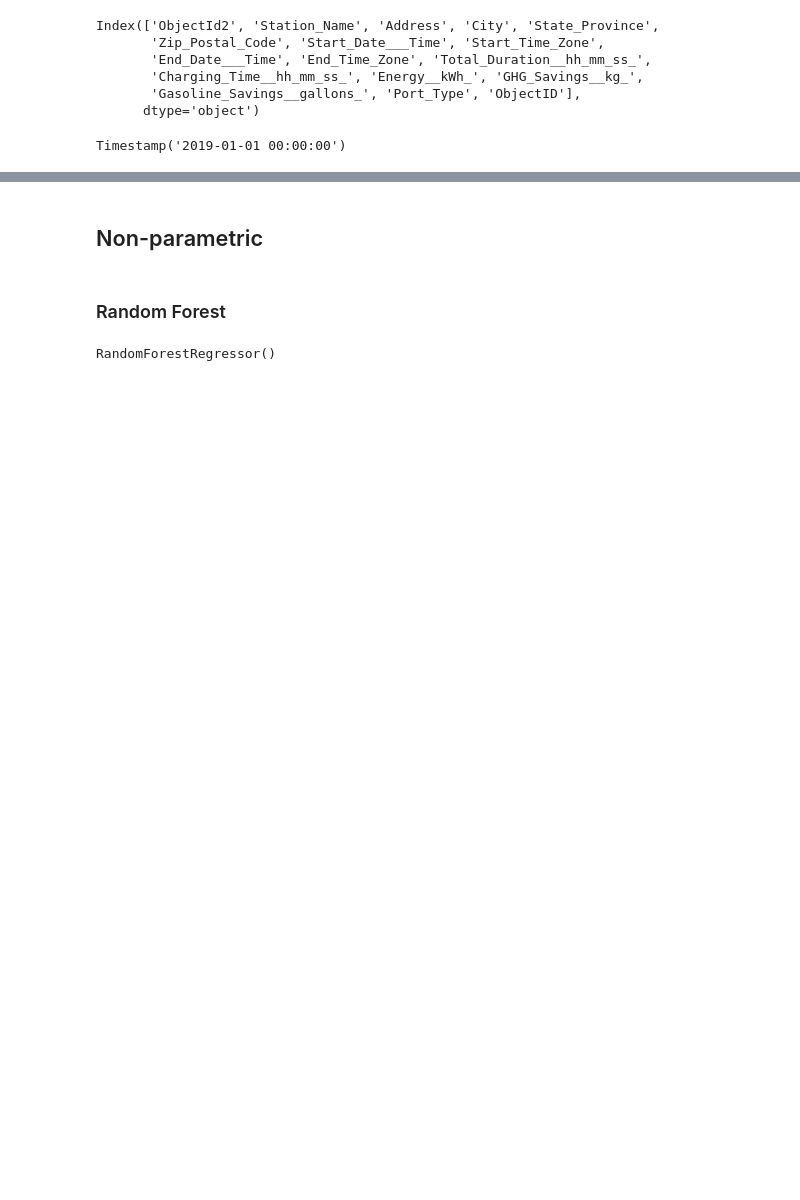
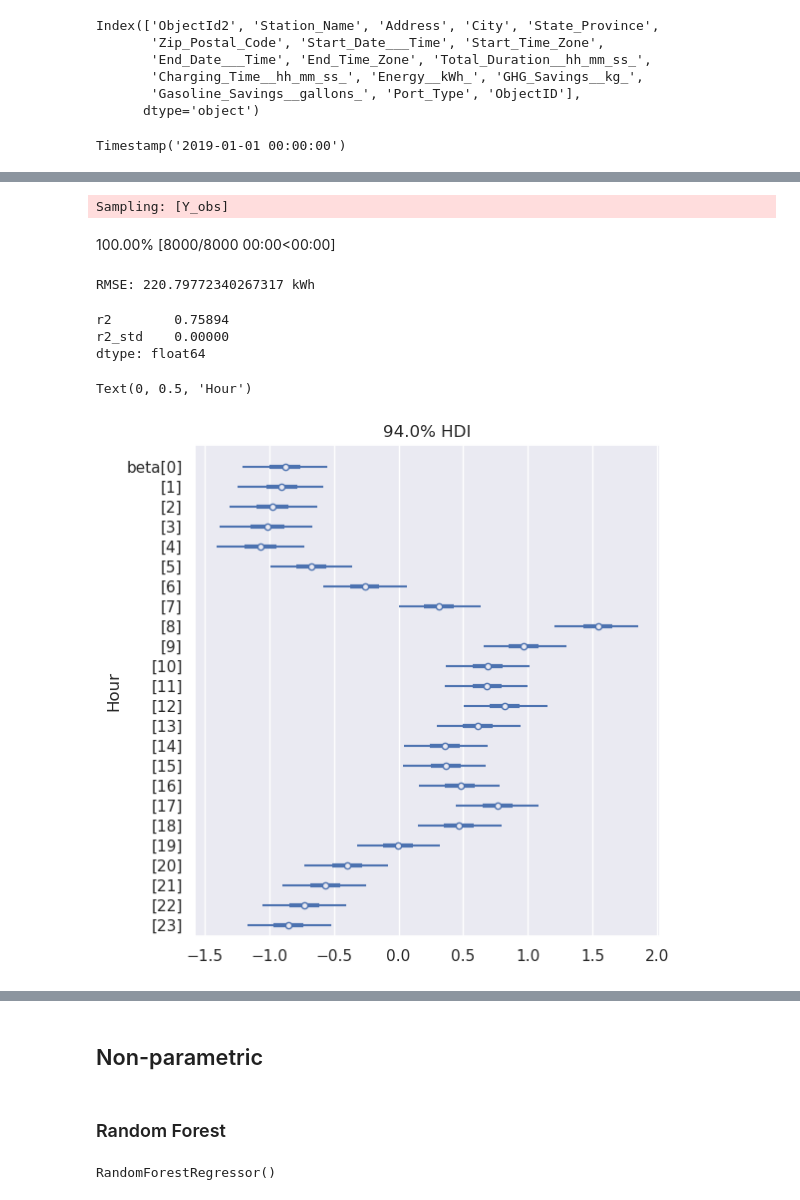
Before and after one commit to camirmas/ev_analysis, a Jupyter notebook: ev_analysis/load_prediction.ipynb, the cells around one changed output, grey strips where cells are left out. Cells and saved outputs as stored; diff of their text form; code cells hidden in the pictures; blank space fills up the shorter version.

```diff
--- a/ev_analysis/load_prediction.ipynb
+++ b/ev_analysis/load_prediction.ipynb
@@ -303,0 +297,20 @@ array(4034.99571036)
+# %%
+with pm.Model(coords=coords) as model2:
+    # hyperpriors
+    sigma_beta = pm.Exponential("sigma_beta", 1)
+    sigma_gamma = pm.Exponential("sigma_gamma", 1)
+
+    # hour of day
+    beta = pm.Normal("beta", 0, sigma_beta, dims="hour")
+    # day of week
+    gamma = pm.Normal("gamma", 0, sigma_gamma, dims="day")
+    # year
+    delta = pm.Normal("delta", 0, 1, dims="year")
+
+    mu = beta[X.hour] + gamma[X.day] + delta[X.year_idx]
+    sigma = pm.HalfNormal("sigma", 1)
+
+    obs = pm.Normal("Y_obs", mu=mu, sigma=sigma, observed=X.kWh_std)
+# %%
+with model2:
+    idata2 = pm.sample(tune=2000, draws=2000, target_accept=.95)
@@ -303,0 +396,27 @@ array(4034.99571036)
+# %%
+with model2:
+    pm.sample_posterior_predictive(idata2, extend_inferencedata=True)
+# %% [output]
+Sampling: [Y_obs]
+100.00% [8000/8000 00:00<00:00]
+# %%
+Y_obs = idata2.posterior_predictive.mean(("chain", "draw")).Y_obs.values
+rmse2 = np.mean(np.abs(Y_obs - X.kWh_std))*X.kWh.std()
+
+print(f"RMSE: {rmse2} kWh")
+# %% [output]
+RMSE: 220.79772340267317 kWh
+# %%
+r2 = az.r2_score(X.kWh_std, Y_obs)
+
+r2
+# %% [output]
+r2        0.75894
+r2_std    0.00000
+dtype: float64
+# %%
+axes = az.plot_forest(idata2, var_names=["beta"], combined=True)
+axes[0].set_ylabel("Hour")
+# %% [output]
+Text(0, 0.5, 'Hour')
+[figure, added]
```
Also changed, not shown: parts of 55 cells of this notebook.
